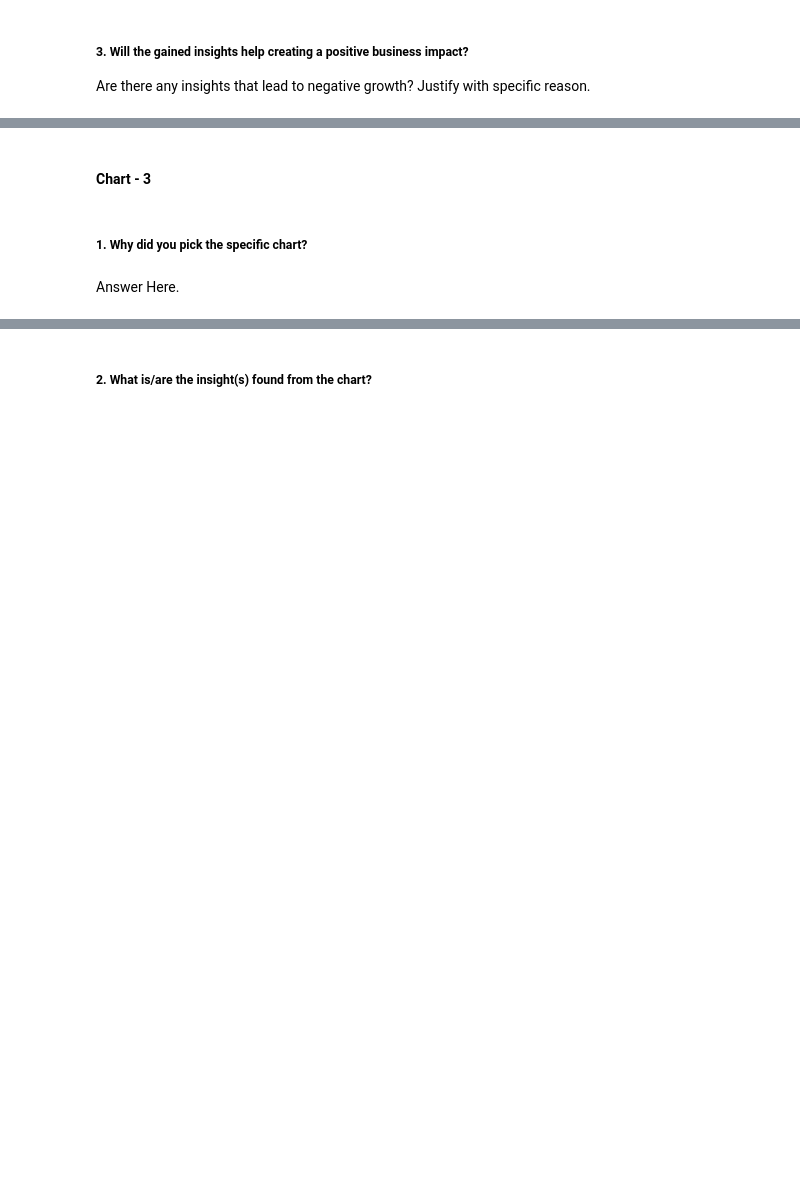
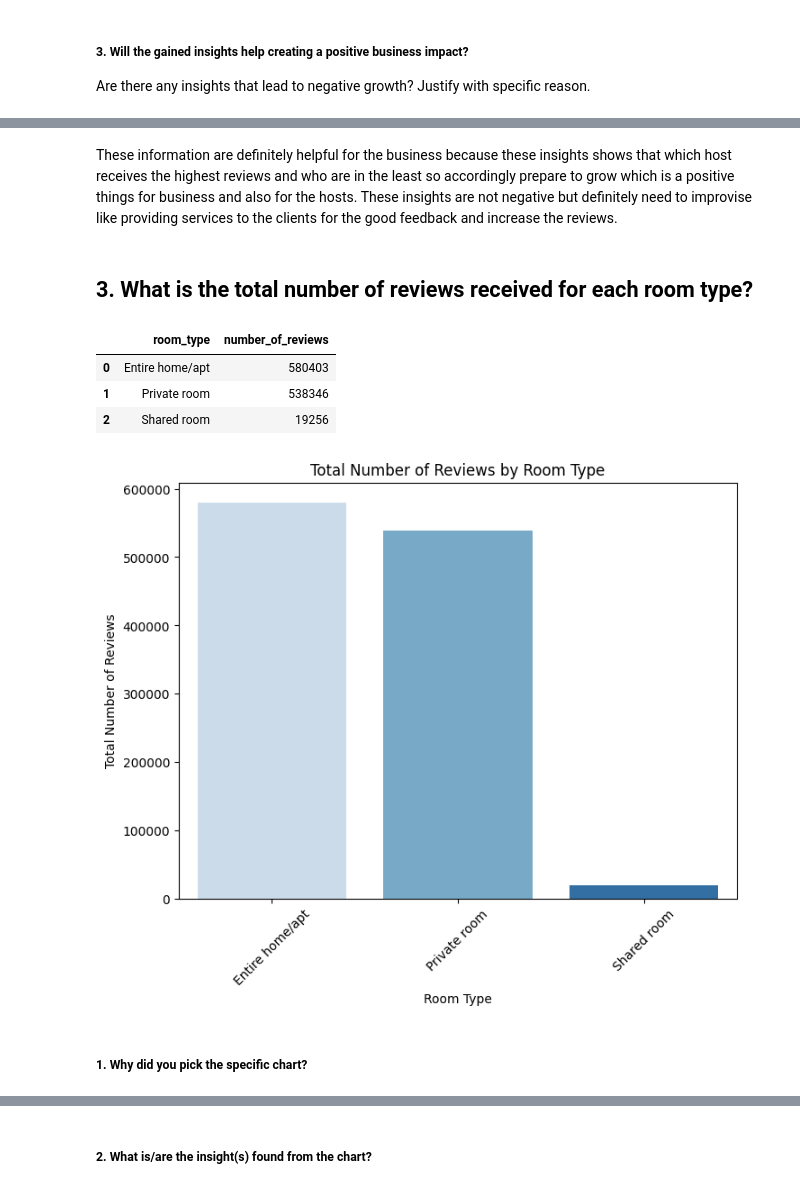
Before and after one commit to OmprakashDebata/Eda-Project-Airbnb, a Jupyter notebook: EDA_Airbnb_Submission.ipynb, the cells around one changed output, grey strips where cells are left out. Cells and saved outputs as stored; diff of their text form; code cells hidden in the pictures; blank space fills up the shorter version.

```diff
--- a/EDA_Airbnb_Submission.ipynb
+++ b/EDA_Airbnb_Submission.ipynb
@@ -342,2 +402,0 @@ Answer Here
-# %% [markdown]
-#### Chart - 3
@@ -346,4 +403,26 @@ Answer Here
+# %% [markdown]
+These information are definitely helpful for the business because these insights shows that which host receives the highest reviews and who are in the least so accordingly prepare to grow which is a positive things for business and also for the hosts. These insights are not negative but definitely need to improvise like providing services to the clients for the good feedback and increase the reviews.
+# %% [markdown]
+## **3. What is the total number of reviews received for each room type?**
+# %%
+total_reviews_by_room_type = airbnb.groupby('room_type')['number_of_reviews'].sum().reset_index()
+total_reviews_by_room_type
+# %% [output]
+|  | room_type | number_of_reviews |
+| 0 | Entire home/apt | 580403 |
+| 1 | Private room | 538346 |
+| 2 | Shared room | 19256 |
+# %%
+# Chart - 3 visualization code
+plt.figure(figsize=(8, 6))
+sns.barplot(x='room_type', y='number_of_reviews', data=total_reviews_by_room_type, palette='Blues')
+
+plt.title('Total Number of Reviews by Room Type')
+plt.xlabel('Room Type')
+plt.ylabel('Total Number of Reviews')
+plt.xticks(rotation=45)
+plt.show()
+# %% [output]
+[figure, added]
 # %% [markdown]
 ##### 1. Why did you pick the specific chart?
-# %% [markdown]
-Answer Here.
```
Also changed, not shown: parts of 71 cells of this notebook.
